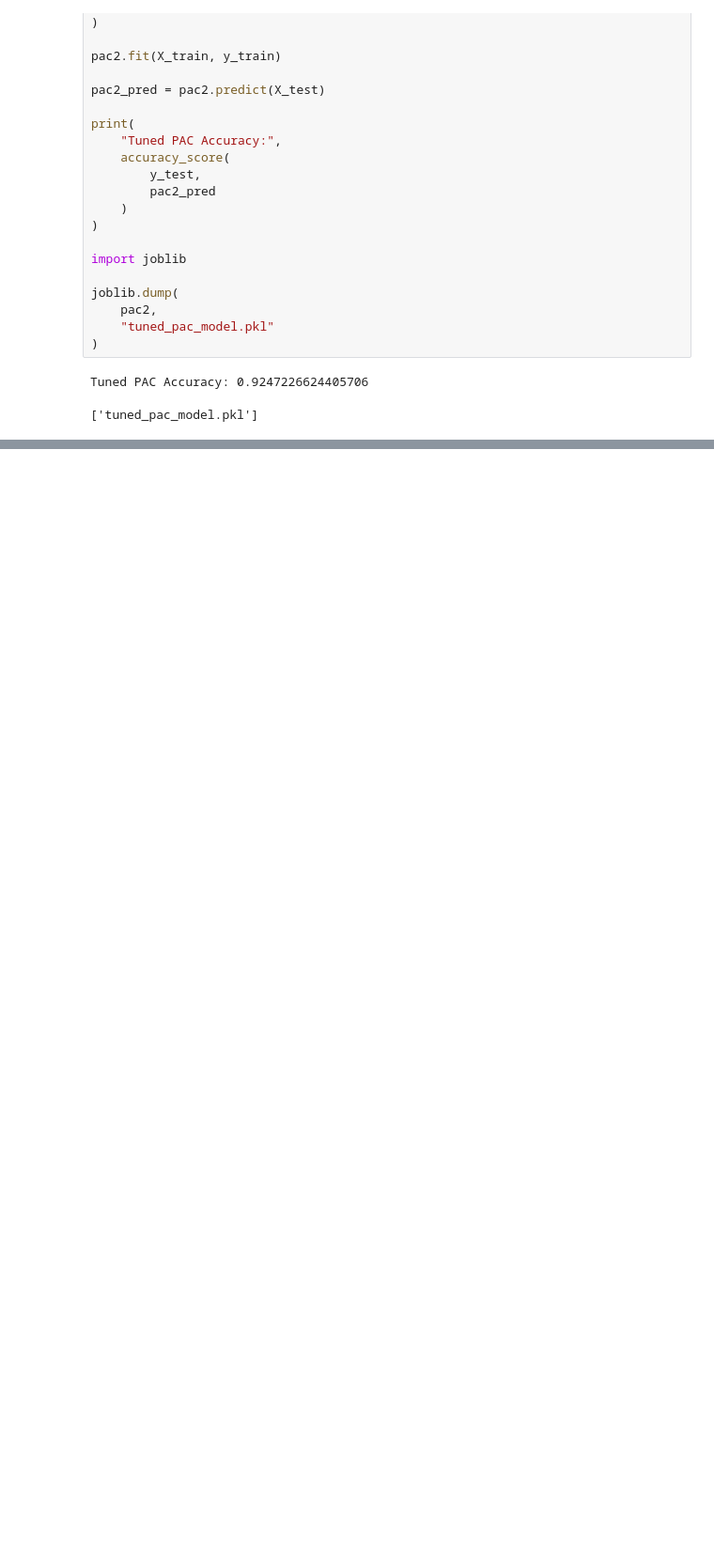
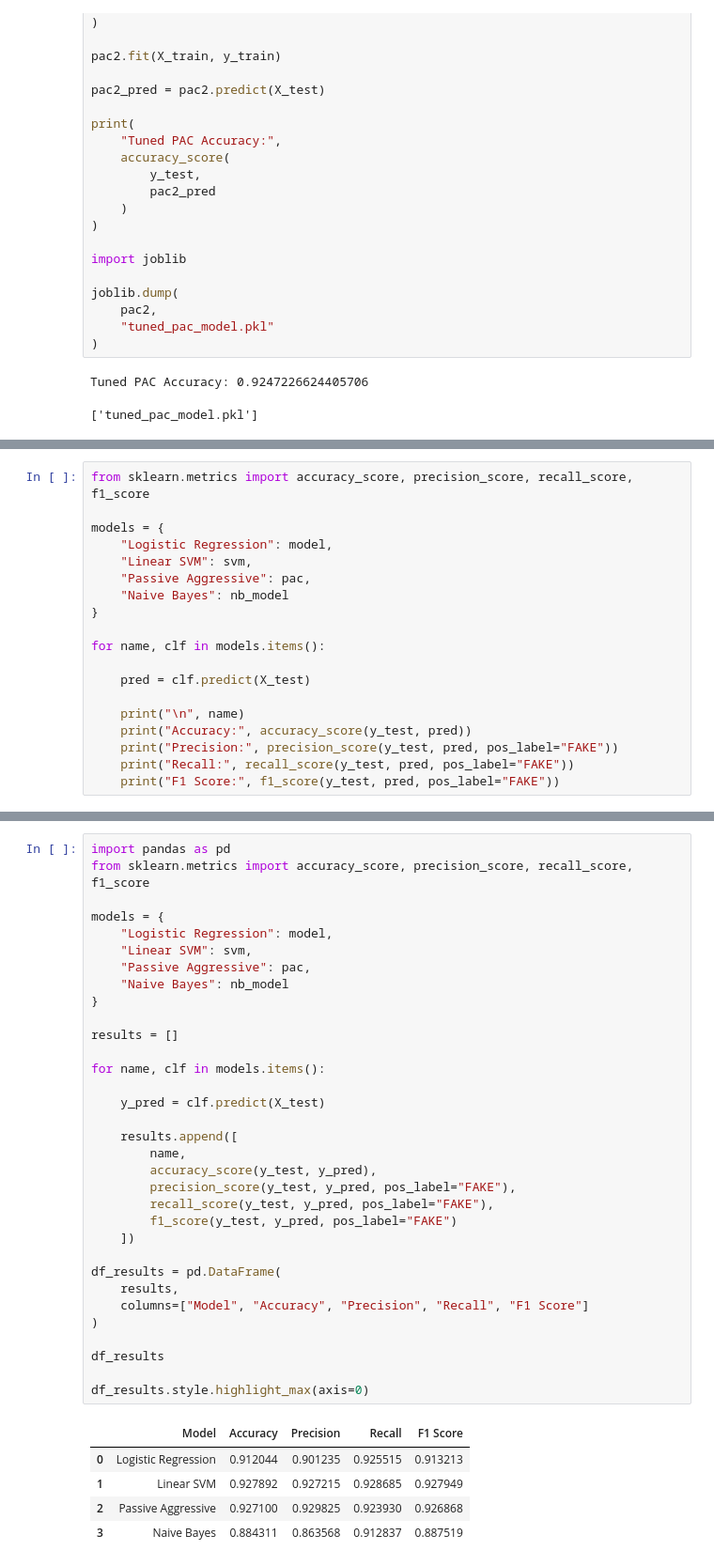
Before and after one commit to Nandni-bit/AI-Fake-News-Detector, a Jupyter notebook: fakedetectionmodel1.ipynb, the cells around one changed output, grey strips where cells are left out. Shown at 94% size. Saved outputs shown, nothing was run; the diff lists cells and outputs as text; blank space fills up the shorter version.

```diff
--- a/fakedetectionmodel1.ipynb
+++ b/fakedetectionmodel1.ipynb
@@ -528,0 +589,19 @@ Tuned PAC Accuracy: 0.9247226624405706
+# %%
+from sklearn.metrics import accuracy_score, precision_score, recall_score, f1_score
+
+models = {
+    "Logistic Regression": model,
+    "Linear SVM": svm,
+    "Passive Aggressive": pac,
+    "Naive Bayes": nb_model
+}
+
+for name, clf in models.items():
+
+    pred = clf.predict(X_test)
+
+    print("\n", name)
+    print("Accuracy:", accuracy_score(y_test, pred))
+    print("Precision:", precision_score(y_test, pred, pos_label="FAKE"))
+    print("Recall:", recall_score(y_test, pred, pos_label="FAKE"))
+    print("F1 Score:", f1_score(y_test, pred, pos_label="FAKE"))
@@ -528,0 +672,39 @@ Tuned PAC Accuracy: 0.9247226624405706
+# %%
+import pandas as pd
+from sklearn.metrics import accuracy_score, precision_score, recall_score, f1_score
+
+models = {
+    "Logistic Regression": model,
+    "Linear SVM": svm,
+    "Passive Aggressive": pac,
+    "Naive Bayes": nb_model
+}
+
+results = []
+
+for name, clf in models.items():
+
+    y_pred = clf.predict(X_test)
+
+    results.append([
+        name,
+        accuracy_score(y_test, y_pred),
+        precision_score(y_test, y_pred, pos_label="FAKE"),
+        recall_score(y_test, y_pred, pos_label="FAKE"),
+        f1_score(y_test, y_pred, pos_label="FAKE")
+    ])
+
+df_results = pd.DataFrame(
+    results,
+    columns=["Model", "Accuracy", "Precision", "Recall", "F1 Score"]
+)
+
+df_results
+
+df_results.style.highlight_max(axis=0)
+# %% [output]
+|  | Model | Accuracy | Precision | Recall | F1 Score |
+| 0 | Logistic Regression | 0.912044 | 0.901235 | 0.925515 | 0.913213 |
+| 1 | Linear SVM | 0.927892 | 0.927215 | 0.928685 | 0.927949 |
+| 2 | Passive Aggressive | 0.927100 | 0.929825 | 0.923930 | 0.926868 |
+| 3 | Naive Bayes | 0.884311 | 0.863568 | 0.912837 | 0.887519 |
```
Also changed, not shown: parts of 16 cells of this notebook.
